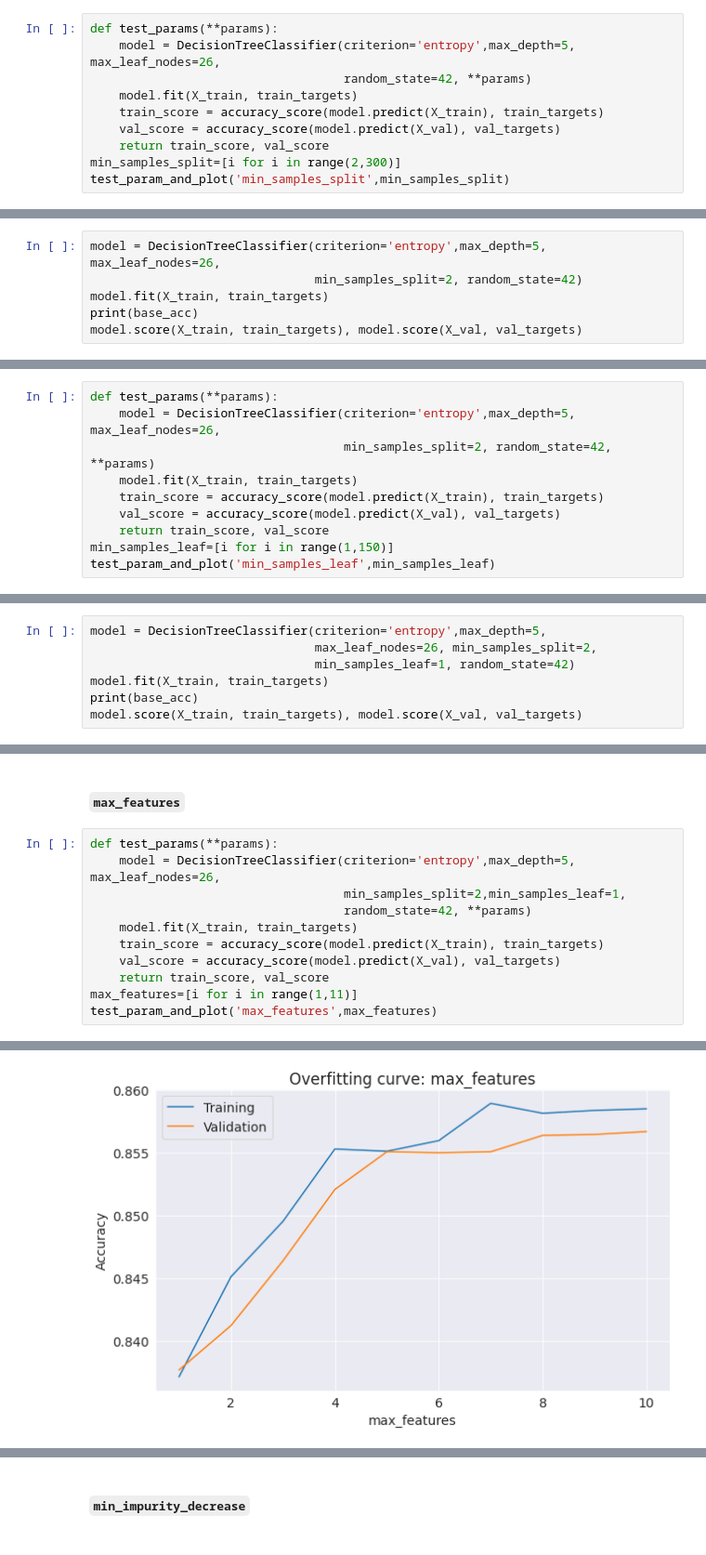
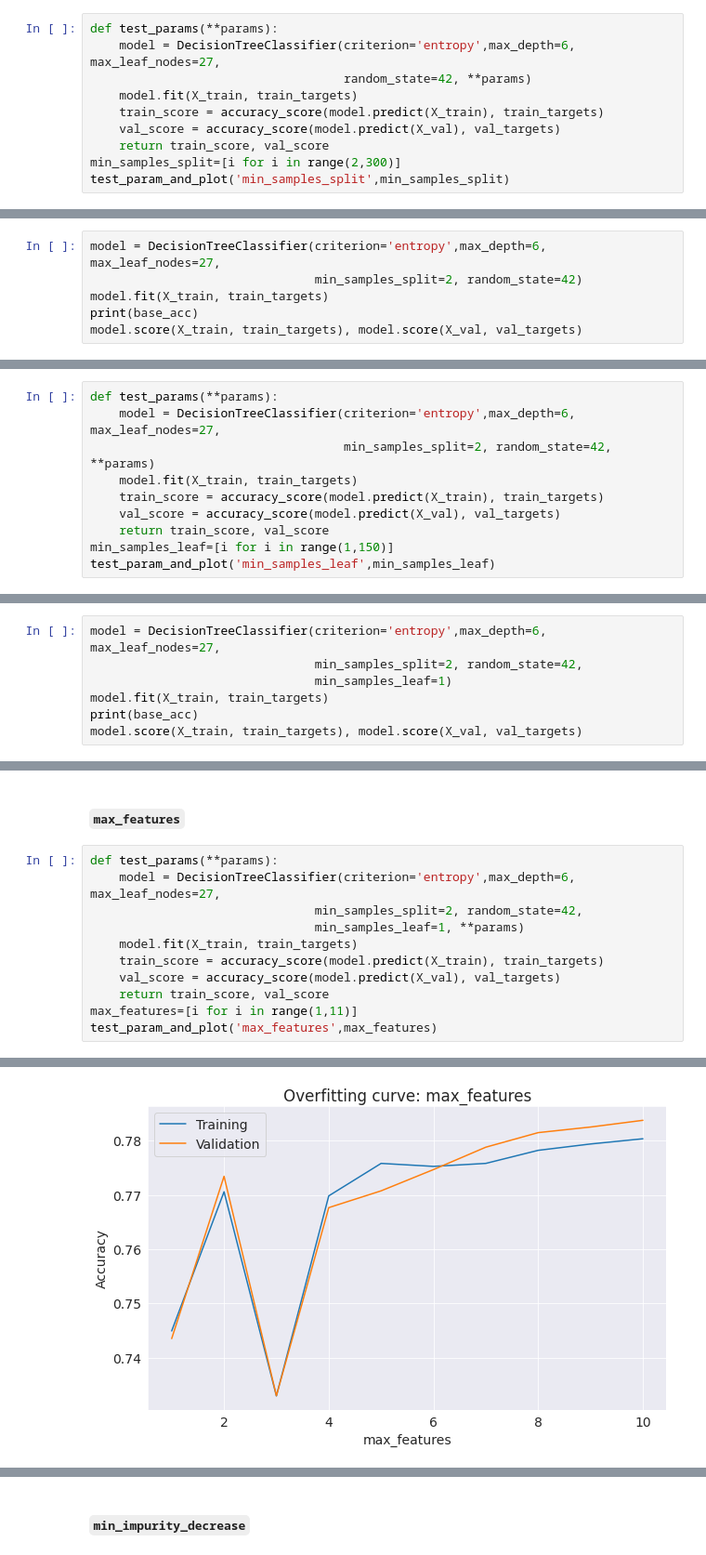
Before and after one commit to prasadposture/Financial-Distress-Prediction, a Jupyter notebook: Financial Distress Prediction.ipynb, the cells around one changed output, grey strips where cells are left out. Shown at 93% size. Drawn from its saved outputs; the diff is of its cells as text.

```diff
--- a/Financial Distress Prediction.ipynb
+++ b/Financial Distress Prediction.ipynb
@@ -656,7 +655,7 @@ model.score(X_train, train_targets), model.score(X_val, val_targets)
 #### `min_samples_split`
 # %%
 def test_params(**params):
-    model = DecisionTreeClassifier(criterion='entropy',max_depth=5, max_leaf_nodes=26,
+    model = DecisionTreeClassifier(criterion='entropy',max_depth=6, max_leaf_nodes=27,
                                    random_state=42, **params)
     model.fit(X_train, train_targets)
     train_score = accuracy_score(model.predict(X_train), train_targets)
@@ -670,5 +669,5 @@ Max Acc by: 2
 # %%
-model = DecisionTreeClassifier(criterion='entropy',max_depth=5, max_leaf_nodes=26,
+model = DecisionTreeClassifier(criterion='entropy',max_depth=6, max_leaf_nodes=27,
                                min_samples_split=2, random_state=42)
 model.fit(X_train, train_targets)
 print(base_acc)
@@ -680,7 +679,7 @@ model.score(X_train, train_targets), model.score(X_val, val_targets)
 #### `min_samples_leaf`
 # %%
 def test_params(**params):
-    model = DecisionTreeClassifier(criterion='entropy',max_depth=5, max_leaf_nodes=26,
+    model = DecisionTreeClassifier(criterion='entropy',max_depth=6, max_leaf_nodes=27,
                                    min_samples_split=2, random_state=42, **params)
     model.fit(X_train, train_targets)
     train_score = accuracy_score(model.predict(X_train), train_targets)
@@ -694,7 +693,7 @@ Max Acc by: 1
 # %%
-model = DecisionTreeClassifier(criterion='entropy',max_depth=5,
-                               max_leaf_nodes=26, min_samples_split=2,
-                               min_samples_leaf=1, random_state=42)
+model = DecisionTreeClassifier(criterion='entropy',max_depth=6, max_leaf_nodes=27,
+                               min_samples_split=2, random_state=42,
+                               min_samples_leaf=1)
 model.fit(X_train, train_targets)
 print(base_acc)
 model.score(X_train, train_targets), model.score(X_val, val_targets)
@@ -705,16 +704,16 @@ model.score(X_train, train_targets), model.score(X_val, val_targets)
 #### `max_features`
 # %%
 def test_params(**params):
-    model = DecisionTreeClassifier(criterion='entropy',max_depth=5, max_leaf_nodes=26,
-                                   min_samples_split=2,min_samples_leaf=1,
-                                   random_state=42, **params)
+    model = DecisionTreeClassifier(criterion='entropy',max_depth=6, max_leaf_nodes=27,
+                               min_samples_split=2, random_state=42,
+                               min_samples_leaf=1, **params)
     model.fit(X_train, train_targets)
     train_score = accuracy_score(model.predict(X_train), train_targets)
     val_score = accuracy_score(model.predict(X_val), val_targets)
     return train_score, val_score
 max_features=[i for i in range(1,11)]
 test_param_and_plot('max_features',max_features)
 # %% [output]
 Max Acc by: 10
-[figure, old version]
+[figure, new version]
 # %%
```
Also changed, not shown: parts of 100 cells of this notebook.
